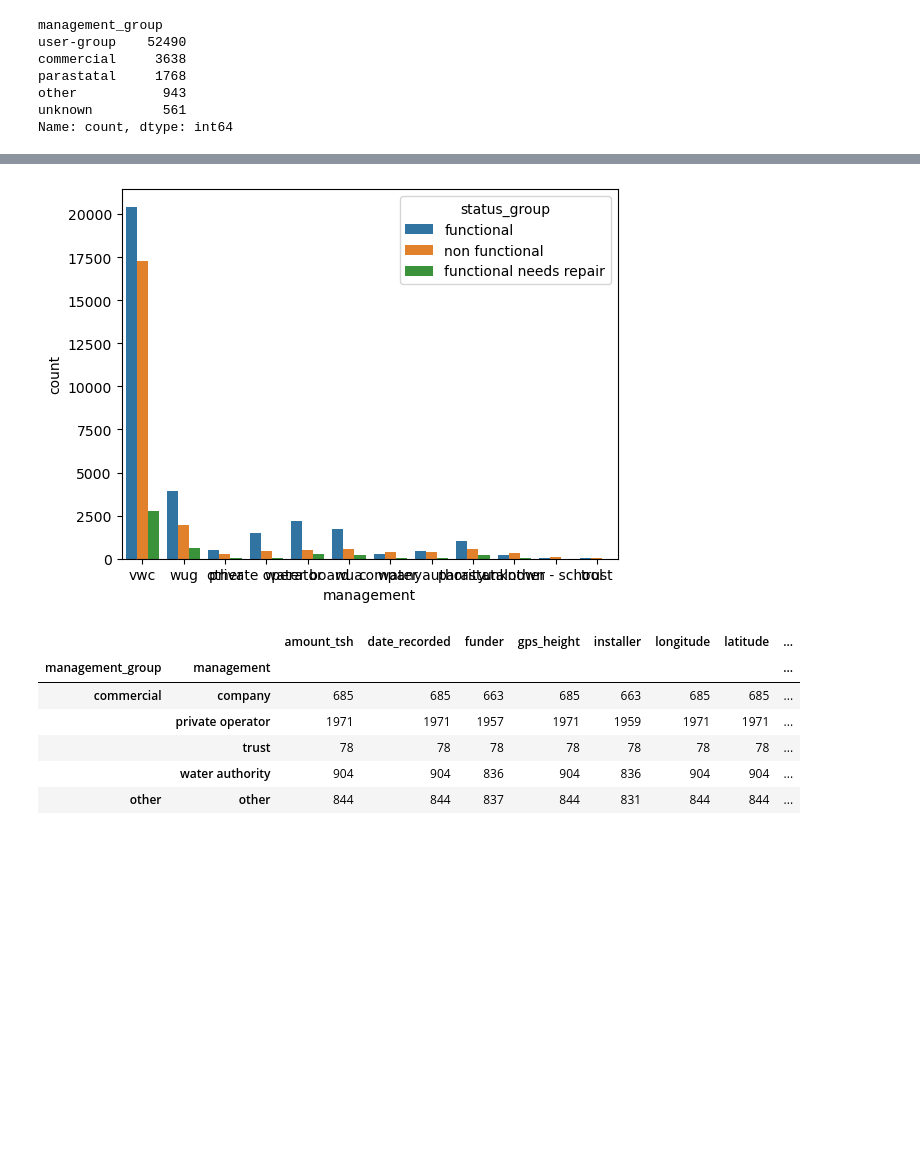
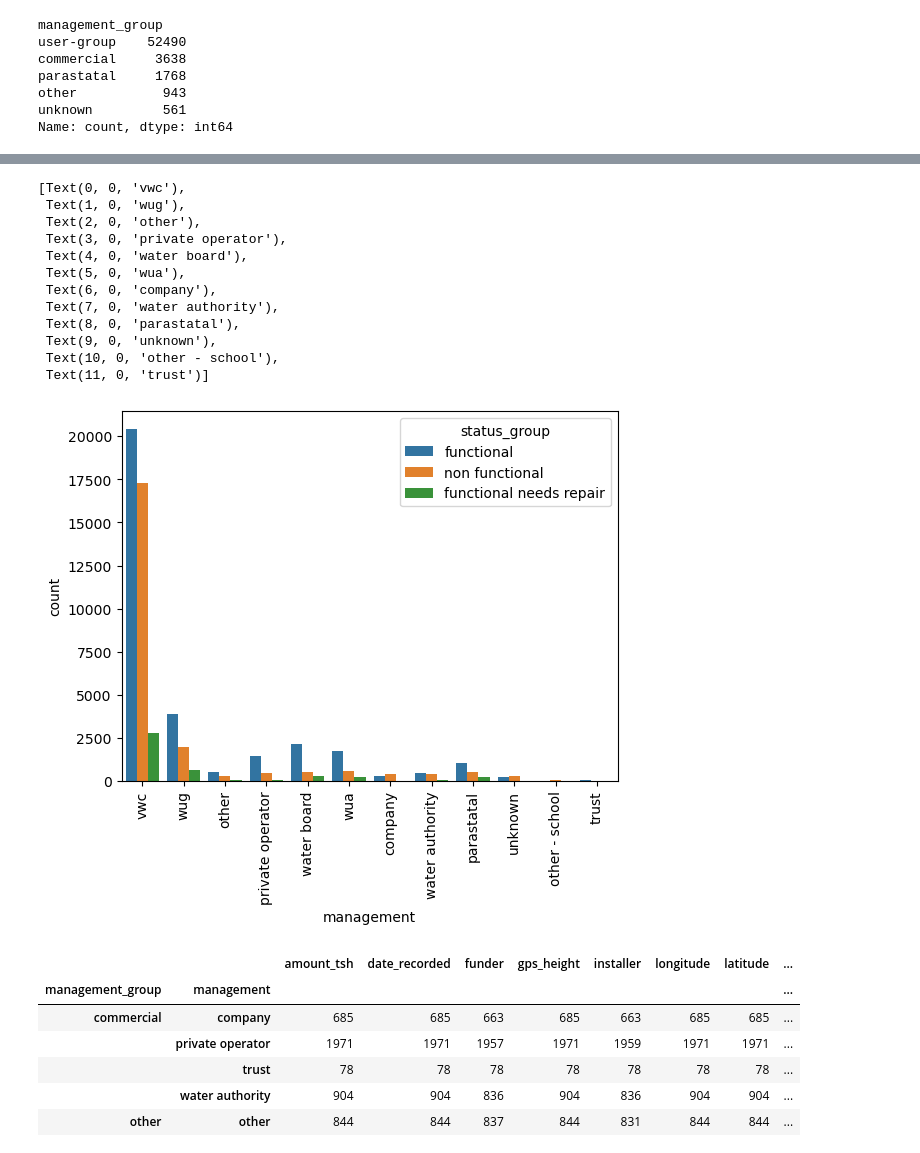
Before and after one commit to Danayt09/Tanzanian_Water_Wells, a Jupyter notebook: EDA.ipynb, the cells around one changed output, grey strips where cells are left out. Drawn from its saved outputs; the diff is of its cells as text; code cells hidden in the pictures; blank space fills up the shorter version.

```diff
--- a/EDA.ipynb
+++ b/EDA.ipynb
@@ -290,7 +317,20 @@ ax = sns.countplot(x='management_group', hue="status_group", data=final_data)
 # %%
 ax = sns.countplot(x='management', hue="status_group", data=final_data)
+ax.set_xticklabels(ax.get_xticklabels(3), rotation='vertical')
 # %% [output]
+[Text(0, 0, 'vwc'),
+ Text(1, 0, 'wug'),
+ Text(2, 0, 'other'),
+ Text(3, 0, 'private operator'),
+ Text(4, 0, 'water board'),
+ Text(5, 0, 'wua'),
+ Text(6, 0, 'company'),
+ Text(7, 0, 'water authority'),
+ Text(8, 0, 'parastatal'),
+ Text(9, 0, 'unknown'),
+ Text(10, 0, 'other - school'),
+ Text(11, 0, 'trust')]
-[figure, old version]
+[figure, new version]
 # %%
 final_data.groupby(['management_group','management']).count()
 # %% [output]
```
Also changed, not shown: parts of 6 cells of this notebook, 3 other files.
